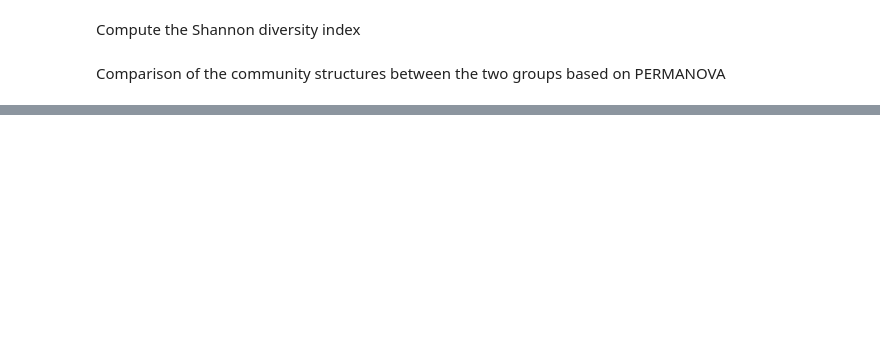
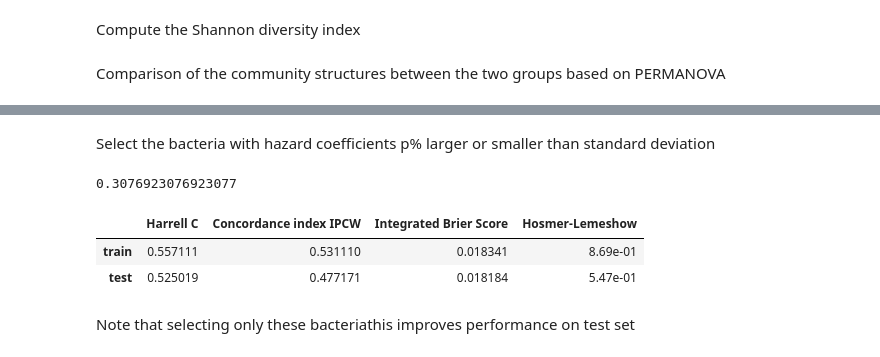
Before and after one commit to TristanFauvel/DreamHF, a Jupyter notebook: src/EDA_microbiome.ipynb, the cells around one changed output, grey strips where cells are left out. Cells and saved outputs as stored; diff of their text form; code cells hidden in the pictures; blank space fills up the shorter version.

```diff
--- a/src/EDA_microbiome.ipynb
+++ b/src/EDA_microbiome.ipynb
@@ -176,0 +229,6 @@ plt.scatter(X_embedded[:, 0], X_embedded[:, 1], c=y, s=50, cmap='rainbow')
+# %%
+cols = ['Enterobacteriaceae' in el for el in readcounts_df_train.columns]
+df_entbact_train = readcounts_df_train.loc[:, cols]
+df_entbact_test = readcounts_df_test.loc[:, cols]
+df_train = pheno_df_train.join(df_entbact_train)
+df_test  = pheno_df_test.join(df_entbact_test)
@@ -176,0 +254,3 @@ plt.scatter(X_embedded[:, 0], X_embedded[:, 1], c=y, s=50, cmap='rainbow')
+# %%
+H_coeff = np.exp(model.coef_)
+plt.hist(H_coeff)
@@ -176,0 +269,27 @@ plt.scatter(X_embedded[:, 0], X_embedded[:, 1], c=y, s=50, cmap='rainbow')
+# %% [markdown]
+Select the bacteria with hazard coefficients p% larger or smaller than standard deviation
+# %%
+p = 10
+selection = abs(H_coeff-1) > p/100*np.std(H_coeff)
+print(np.mean(selection))
+# %% [output]
+0.3076923076923077
+# %%
+from sksurv.linear_model import CoxPHSurvivalAnalysis
+model = CoxPHSurvivalAnalysis(alpha=0.1, ties='breslow', n_iter=100, tol=1e-09, verbose=0)
+
+covariates = df_entbact_train.columns[selection]
+X_train = df_train.loc[:,covariates]
+y_train = df_train.loc[:,['Event', 'Event_time']].to_records(index=False)
+model.fit(X_train, y_train)
+
+X_test = df_test.loc[:,covariates]
+y_test =  df_test.loc[:,['Event', 'Event_time']].to_records(index=False)
+from model_evaluation import evaluate_model
+evaluate_model(model, X_train, X_test, y_train, y_test)
+# %% [output]
+|  | Harrell C | Concordance index IPCW | Integrated Brier Score | Hosmer-Lemeshow |
+| train | 0.557111 | 0.531110 | 0.018341 | 8.69e-01 |
+| test | 0.525019 | 0.477171 | 0.018184 | 5.47e-01 |
+# %% [markdown]
+Note that selecting only these bacteriathis improves performance on test set
```
Also changed, not shown: parts of 64 cells of this notebook, 9 other files.
